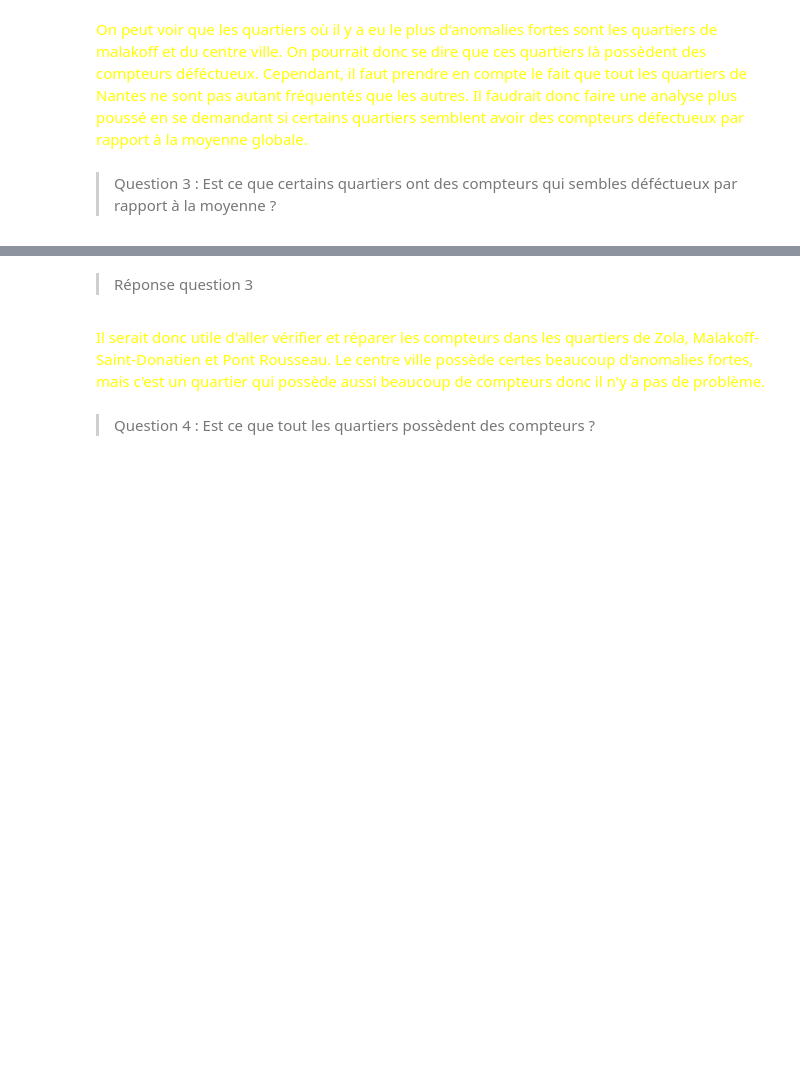
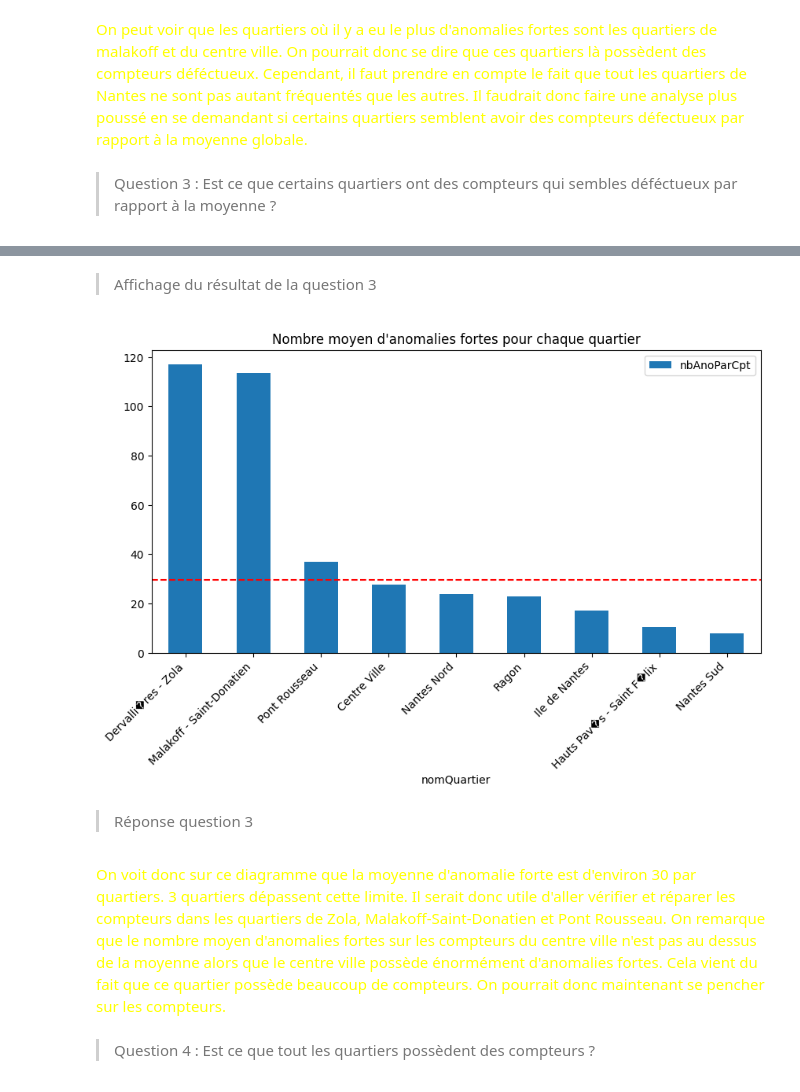
Before and after one commit to EDM115/SAE-Velos-Nantes, a Jupyter notebook: 4 - Stats/Statistiques.ipynb, the cells around one changed output, grey strips where cells are left out. Saved outputs shown, nothing was run; the diff lists cells and outputs as text; code cells hidden in the pictures; blank space fills up the shorter version.

```diff
--- a/4 - Stats/Statistiques.ipynb
+++ b/4 - Stats/Statistiques.ipynb
@@ -184,3 +188,21 @@ Quartiers avec un nombre d'anomalies fortes par compteurs supérieur à la moyen
 | 0 | Dervalli�res - Zola | 117 | 1 | 117.0000 |
 | 1 | Malakoff - Saint-Donatien | 794 | 7 | 113.4286 |
 | 2 | Pont Rousseau | 74 | 2 | 37.0000 |
+# %%
+# requête 3c : Pour chaque quartier, afficher le nombre d'anomalies fortes, le nombre de compteurs et le nombre d'anomalies fortes par compteur
+requete3c = """
+SELECT nomQuartier, COUNT(presenceAnomalie) as nbPresencesAnomalies, COUNT(DISTINCT idCompteur) AS nbCompteurs, COUNT(presenceAnomalie) / COUNT(DISTINCT idCompteur) as nbAnoParCpt
+FROM Comptage, Compteur, Quartier
+WHERE Comptage.leCompteur = Compteur.idCompteur
+AND Compteur.leQuartier = Quartier.idQuartier
+AND presenceAnomalie = 'FORTE'
+GROUP BY nomQuartier
+ORDER BY nbAnoParCpt DESC;
+"""
+
+# Exécuter la requête
+df3c = pd.read_sql(requete3c, cnx)
+
+# Afficher le résultat
+print("Pour chaque quartier, nombre d'anomalies fortes, nombre de compteurs et nombre d'anomalies fortes par compteur :")
+print(df3c)
@@ -187,9 +221,40 @@ Quartiers avec un nombre d'anomalies fortes par compteurs supérieur à la moyen
+# %% [markdown]
+> Affichage du résultat de la question 3
+# %%
+# Créer le diagramme en barres
+ax = df3c.plot.bar(x='nomQuartier', y='nbAnoParCpt', rot=0, title="Nombre moyen d'anomalies fortes pour chaque quartier", figsize=(10, 5))
+
+# Requête 3d : nombre moyen d'anomalies fortes par compteur
+requete3d = """
+SELECT (SELECT COUNT(presenceAnomalie) AS nbAnomaliesFortes
+        FROM Comptage
+        WHERE presenceAnomalie = 'FORTE') /
+       (SELECT COUNT(idCompteur) AS nbCompteurs
+        FROM Compteur) AS nbAnomaliesFortesMoyenneParQuartier;
+"""
+
+# Exécuter la requête
+df3d = pd.read_sql(requete3d, cnx)
+
+# Récupérer la valeur cible
+valeur_cible = df3d['nbAnomaliesFortesMoyenneParQuartier'][0]
+
+# Ajouter la ligne horizontale pour la valeur cible
+ax.axhline(y=valeur_cible, color='red', linestyle='--', label='Valeur cible')
+
+# Pivoter les textes sur l'axe des abscisses à 45 degrés
+ax.set_xticklabels(ax.get_xticklabels(), rotation=45, ha='right')
+
+# Afficher le diagramme
+plt.show()
+# %% [output]
+[figure, added]
 # %% [markdown]
 > Réponse question 3
 # %% [markdown]
 
 
-<span style="color:yellow;">Il serait donc utile d'aller vérifier et réparer les compteurs dans les quartiers de Zola, Malakoff-Saint-Donatien et Pont Rousseau. Le centre ville possède certes beaucoup d'anomalies fortes, mais c'est un quartier qui possède aussi beaucoup de compteurs donc il n'y a pas de problème.</span>
+<span style="color:yellow;">On voit donc sur ce diagramme que la moyenne d'anomalie forte est d'environ 30 par quartiers. 3 quartiers dépassent cette limite. Il serait donc utile d'aller vérifier et réparer les compteurs dans les quartiers de Zola, Malakoff-Saint-Donatien et Pont Rousseau. On remarque que le nombre moyen d'anomalies fortes sur les compteurs du centre ville n'est pas au dessus de la moyenne alors que le centre ville possède énormément d'anomalies fortes. Cela vient du fait que ce quartier possède beaucoup de compteurs. On pourrait donc maintenant se pencher sur les compteurs.</span>
 # %% [markdown]
 > Question 4 : Est ce que tout les quartiers possèdent des compteurs ?
 # %%
```
Also changed, not shown: parts of 32 cells of this notebook.
